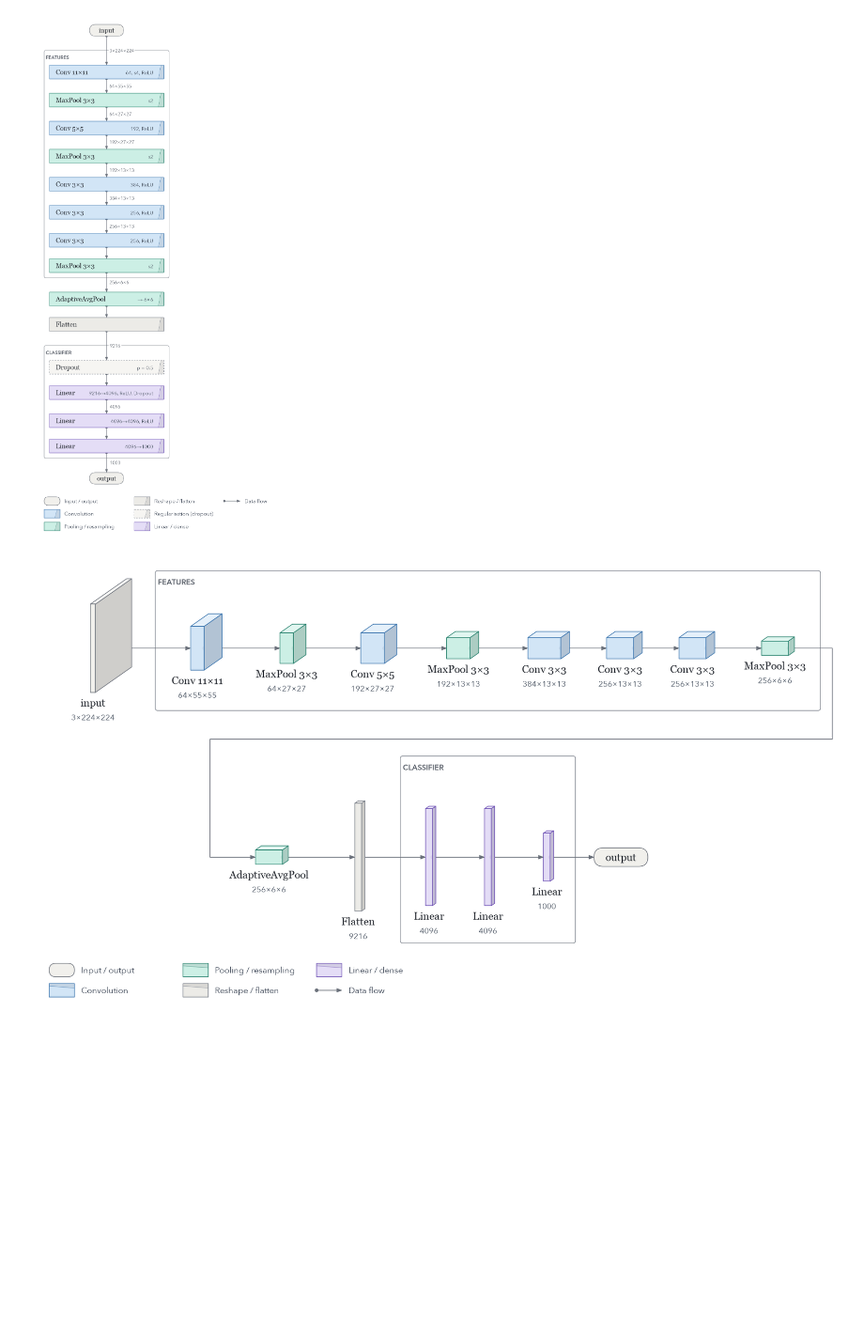
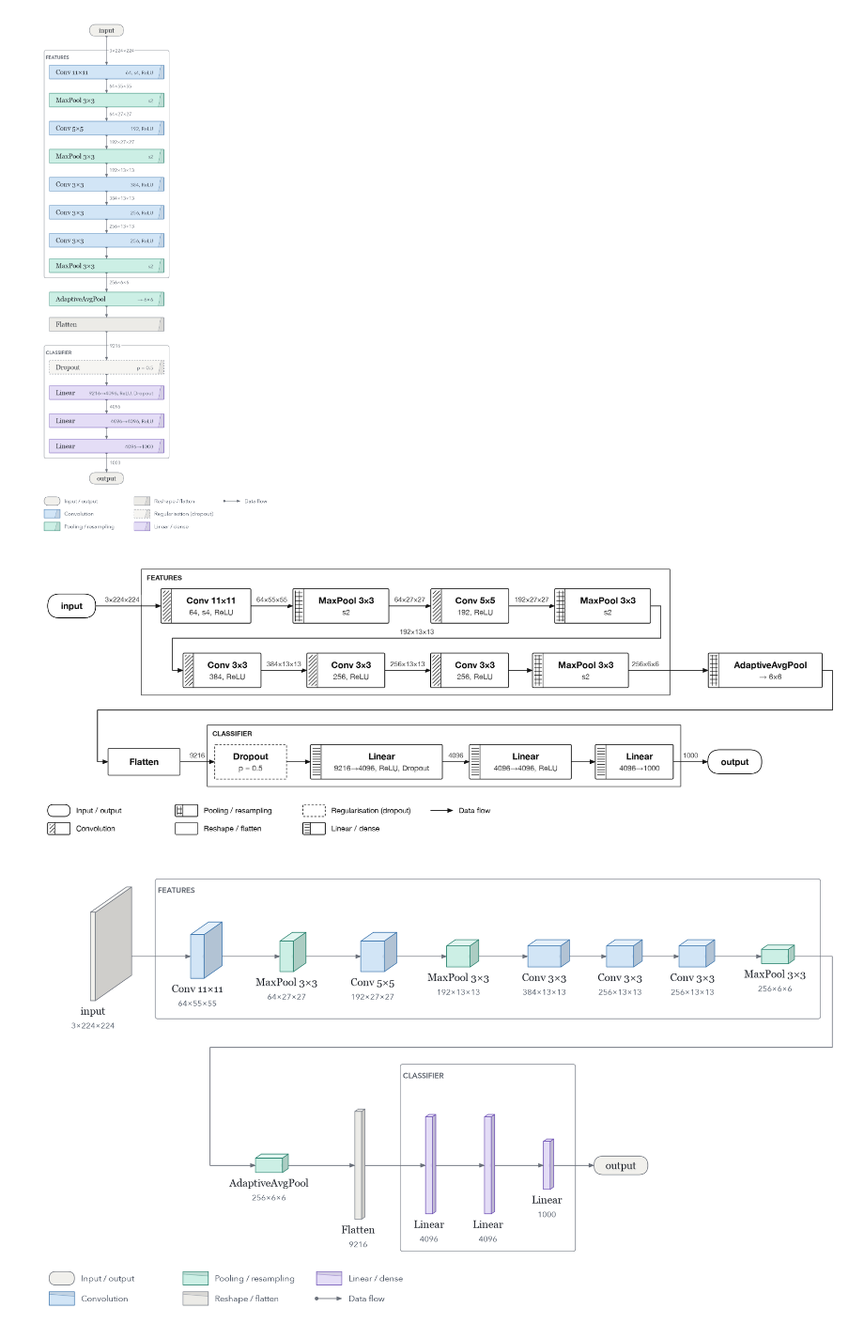
Before and after one commit to AndreiUtina/TensorGami, a Jupyter notebook: examples/alexnet.ipynb, the cells around one changed output. Shown at 94% size. Saved outputs shown, nothing was run; the diff lists cells and outputs as text; code cells hidden in the pictures; blank space fills up the shorter version.

Commit message:
update tools for etching

```diff
--- a/examples/alexnet.ipynb
+++ b/examples/alexnet.ipynb
@@ -52,6 +53,10 @@ tg.draw(model, x, style="origami")
 tg.draw(model, x, style="origami-extended")
 # %% [output]
 [figure]
+# %%
+tg.draw(model, x, style="etching")
+# %% [output]
+[figure, added]
 # %%
 tg.draw(model, x, style="origami", view="volume")
 # %% [output]
```
Also changed, not shown: parts of 1 cell of this notebook, 9 other files.
